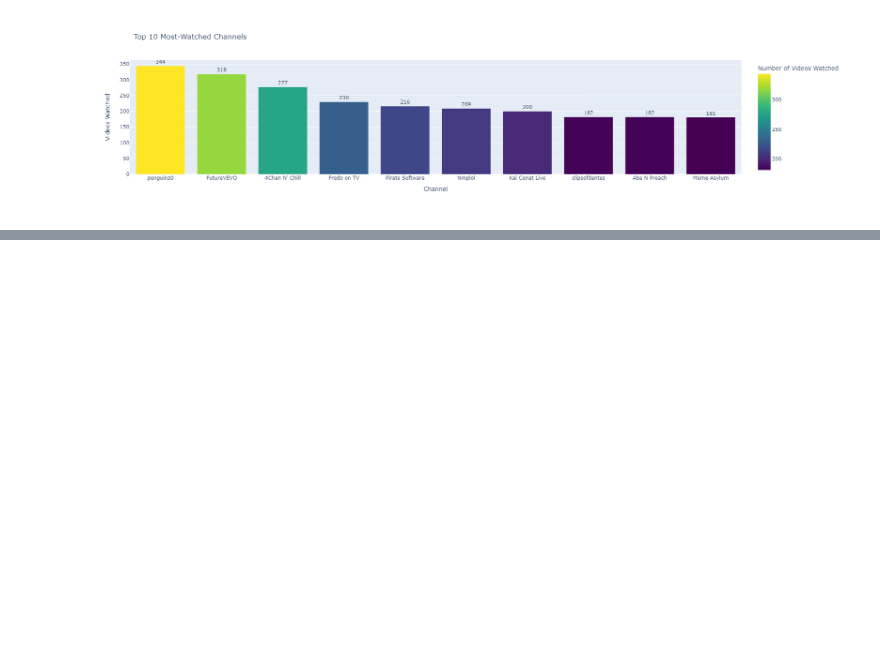
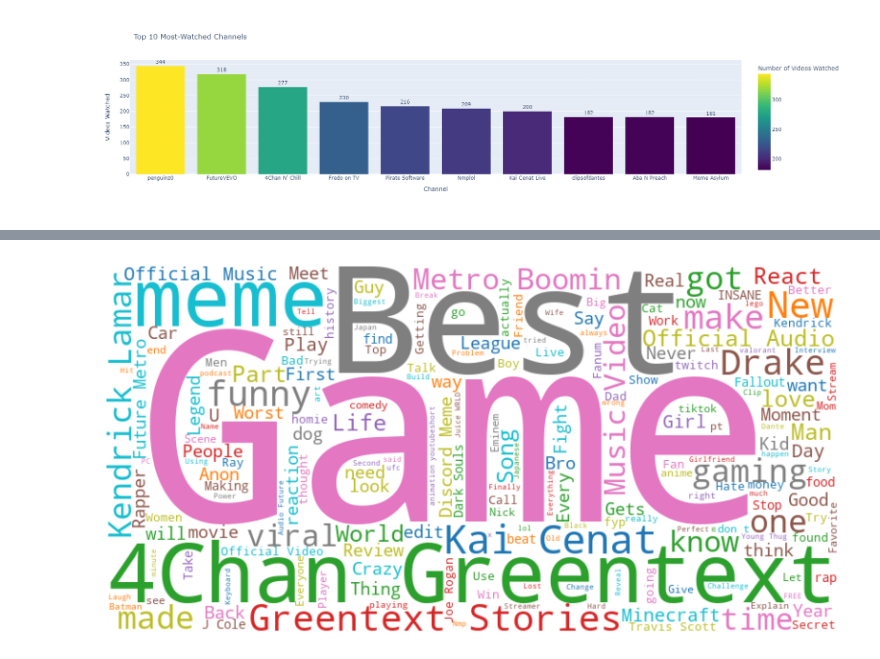
Before and after one commit to EnesAkkusci/DSA210-Project, a Jupyter notebook: main.ipynb, the cells around one changed output, grey strips where cells are left out. Cells and saved outputs as stored; diff of their text form; code cells hidden in the pictures; blank space fills up the shorter version.

```diff
--- a/main.ipynb
+++ b/main.ipynb
@@ -430,0 +444,36 @@ fig.show()
+# %%
+import pandas as pd
+from wordcloud import WordCloud, STOPWORDS
+import matplotlib.pyplot as plt
+
+# Load the updated CSV file
+file_path = "Data/watch_data_eng.csv"
+df = pd.read_csv(file_path)
+
+# Ensure the 'Video Name' column exists and is clean
+if 'Video Name' in df.columns:
+    df['Video Name'] = df['Video Name'].fillna('')  # Replace NaNs with empty strings
+
+# Combine all video titles into a single string
+all_titles = ' '.join(df['Video Name'])
+
+# Define stopwords, including custom words to exclude
+custom_stopwords = set(STOPWORDS)
+custom_stopwords.update(['youtube', 'https', 'short', 'v', 'V', 'shorts', 'watch', 'S', 'vs'])  # Add specific words to exclude
+
+# Generate the word cloud
+wordcloud = WordCloud(
+    width=800, height=400,
+    background_color='white',
+    colormap='tab10',  # More contrasting colormap
+    stopwords=custom_stopwords
+).generate(all_titles)
+
+# Plot the word cloud
+plt.figure(figsize=(10, 5))
+plt.imshow(wordcloud, interpolation='bilinear')
+plt.axis('off')  # Hide axes
+plt.title("", fontsize=16)
+plt.show()
+# %% [output]
+[figure, added]
```
Also changed, not shown: parts of 15 cells of this notebook.
